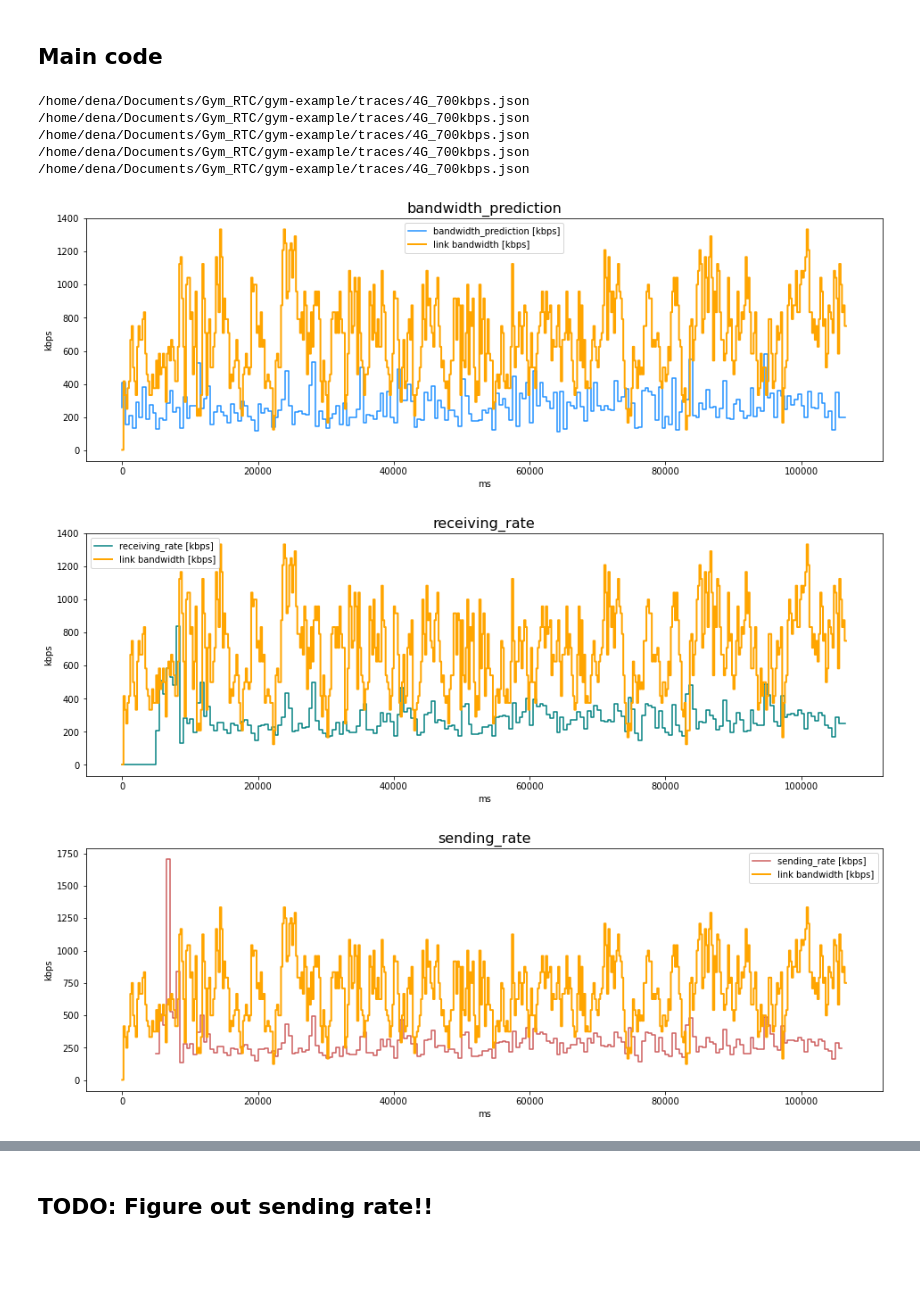
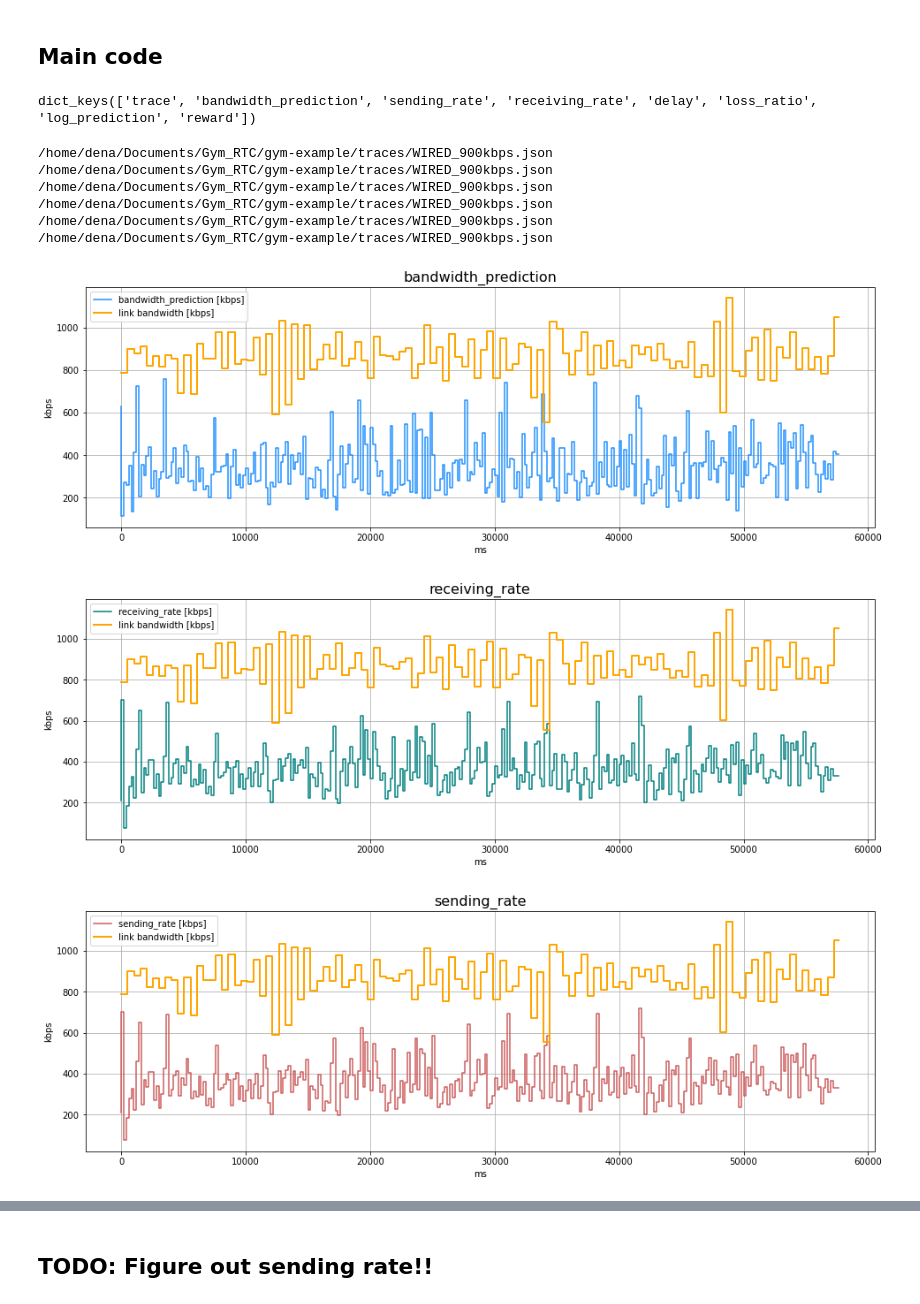
Before and after one commit to denama/ReCoCo, a Jupyter notebook: simulation_analysis/Analyze sending rate.ipynb, the cells around one changed output, grey strips where cells are left out. Saved outputs shown, nothing was run; the diff lists cells and outputs as text; code cells hidden in the pictures; blank space fills up the shorter version.

```diff
--- a/simulation_analysis/Analyze sending rate.ipynb
+++ b/simulation_analysis/Analyze sending rate.ipynb
@@ -70,5 +16,6 @@ l_rate = pd.read_pickle(pickle_path)
 # %%
-df = pd.DataFrame(l_rate[0]["list_of_packets"])
+i=3
+df = pd.DataFrame(l_rate[i]["list_of_packets"])
 df
 # %% [output]
 |  | arrival_time_ms | header_length | padding_length | payload_size | payload_type | send_time_ms | ... |
@@ -96,0 +39,8 @@ df[["arrival_time_ms", "send_time_ms"]].plot()
+# %%
+for i in range(0,len(l_rate)-1):
+    average_delay = l_rate[i]["delay"]
+    df = pd.DataFrame(l_rate[i]["list_of_packets"])
+    delay_from_packets = df["arrival_time_ms"] - df["send_time_ms"]
+
+    a = plot_cdf_multiple([average_delay, delay_from_packets], i, legend=["From calculated delay", "From packets"])
+    #     plt.xlim(0,200)
@@ -99,14 +68,19 @@ df[["arrival_time_ms", "send_time_ms"]].plot()
 # %%
 pickle_path = "/home/dena/Documents/Gym_RTC/gym-example/rates_delay_loss.pickle"
 l_rate = pd.read_pickle(pickle_path)
+
+time_step = 200
+# %%
+l_rate[0].keys()
+# %% [output]
+dict_keys(['trace', 'bandwidth_prediction', 'sending_rate', 'receiving_rate', 'delay', 'loss_ratio', 'log_prediction', 'reward'])
 # %%
-colors = iter(["dodgerblue", "teal", "indianred", "olive", "red"])
-time_step = 500
+colors = iter(["dodgerblue", "teal", "indianred", "olive", "red", "green"])
 
 # for i in range(len(l_rate)):
 for i in [0]:
 
-    for metric in ["bandwidth_prediction", "receiving_rate", "sending_rate", "delay", "loss_ratio"]:
+    for metric in ["bandwidth_prediction", "receiving_rate", "sending_rate", "delay", "loss_ratio", "reward"]:
 
         #Define capacity
         trace_name = l_rate[i]["trace"]
@@ -116,38 +90,41 @@ for i in [0]:
             d = json.load(f)
 
         df = pd.DataFrame(d["uplink"]["trace_pattern"])
         time = [0] + list(df["duration"].cumsum())
         capacities = [df["capacity"].iloc[0]] + list(df["capacity"])
 
         df_rate = pd.DataFrame(l_rate[i][metric], columns=[metric])
 
         t = np.arange(len(df_rate))*time_step
         df_rate["time"] = t
         df_rate.set_index("time", inplace=True)
 
         if metric in ["bandwidth_prediction", "sending_rate", "receiving_rate"]:
 
             plt.figure(figsize=(16,5))
             plt.title(metric, fontsize=16)
             plt.step(df_rate.index, df_rate[metric]/1000, label=f"{metric} [kbps]", color=next(colors))
             plt.step(time, capacities, lw=2, label="link bandwidth [kbps]", color="orange")
             plt.legend()
             plt.ylabel("kbps")
             plt.xlabel("ms")
+            plt.grid()
 #             plt.ylim(0,10000)
 
         else:
             plt.figure(figsize=(16,5))
             plt.title(metric, fontsize=16)
             plt.step(df_rate.index, df_rate[metric], label=f"{metric}", color=next(colors))
             plt.ylabel(metric)
             plt.xlabel("ms")
+            plt.grid()
 # %% [output]
-/home/dena/Documents/Gym_RTC/gym-example/traces/4G_700kbps.json
-/home/dena/Documents/Gym_RTC/gym-example/traces/4G_700kbps.json
-/home/dena/Documents/Gym_RTC/gym-example/traces/4G_700kbps.json
-/home/dena/Documents/Gym_RTC/gym-example/traces/4G_700kbps.json
-/home/dena/Documents/Gym_RTC/gym-example/traces/4G_700kbps.json
+/home/dena/Documents/Gym_RTC/gym-example/traces/WIRED_900kbps.json
+/home/dena/Documents/Gym_RTC/gym-example/traces/WIRED_900kbps.json
+/home/dena/Documents/Gym_RTC/gym-example/traces/WIRED_900kbps.json
+/home/dena/Documents/Gym_RTC/gym-example/traces/WIRED_900kbps.json
+/home/dena/Documents/Gym_RTC/gym-example/traces/WIRED_900kbps.json
+/home/dena/Documents/Gym_RTC/gym-example/traces/WIRED_900kbps.json
-[figure, old version]
+[figure, new version]
-[figure, old version]
+[figure, new version]
-[figure, old version]
+[figure, new version]
```
Also changed, not shown: parts of 30 cells of this notebook, 27 other files.
